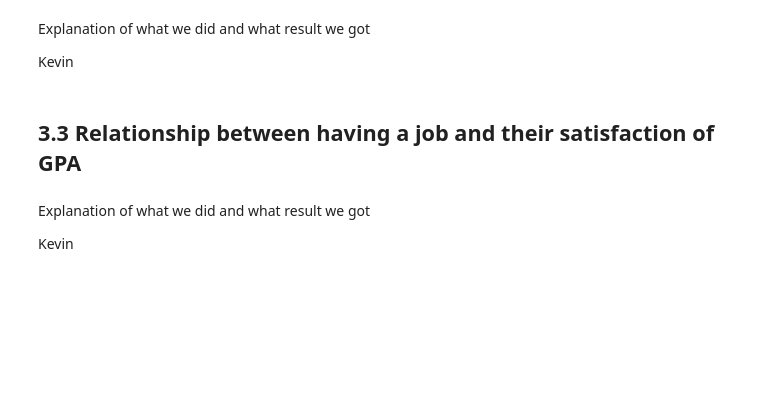
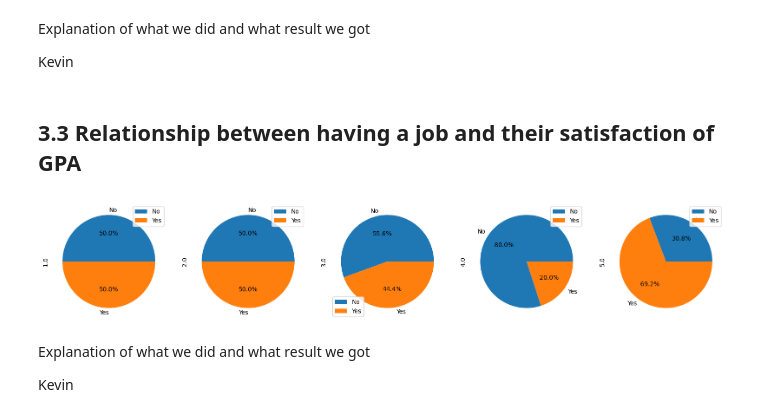
Before and after one commit to Nihal-m24/CS-105-Mini-Project, a Jupyter notebook: Mini Project.ipynb, the cells around one changed output. Cells and saved outputs as stored; diff of their text form; code cells hidden in the pictures; blank space fills up the shorter version.

Commit message:
Added VIsuals for 3.2 & 3.3

```diff
--- a/Mini Project.ipynb
+++ b/Mini Project.ipynb
@@ -61,6 +65,14 @@ Explanation of what we did and what result we got
 Kevin
 # %% [markdown]
 ## 3.3 Relationship between having a job and their satisfaction of GPA
+# %%
+Job_SGPA_Pie = pd.crosstab(cleaned_df['Do you currently have a job?'], cleaned_df['How satisfied are you with your current GPA?'])
+Job_SGPA_Pie.plot.pie(subplots=True, autopct='%1.1f%%', figsize=(20, 20))
+
+#plt.legend(title='Legend', bbox_to_anchor=(1, 0.5), loc='center left')
+plt.show()
+# %% [output]
+[figure, added]
 # %% [markdown]
 Explanation of what we did and what result we got
 
```
Also changed, not shown: parts of 3 cells of this notebook.
